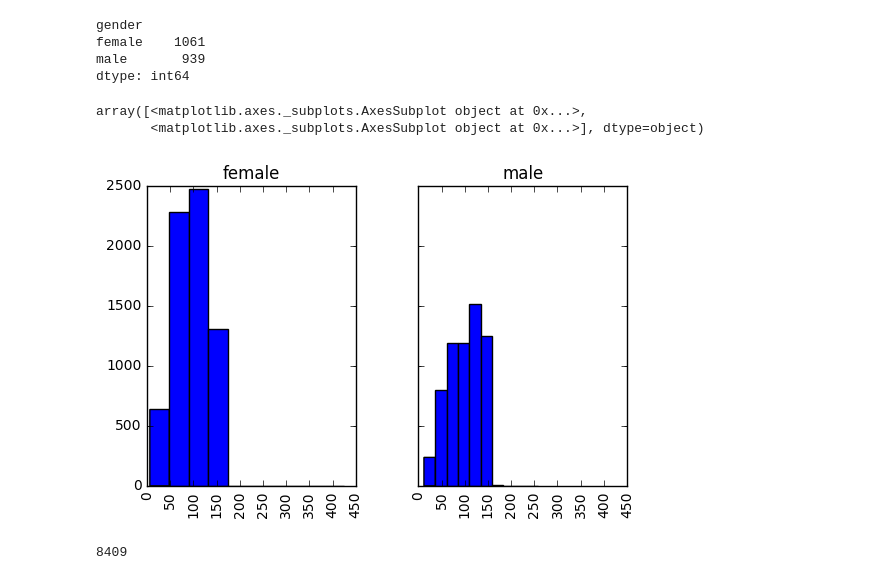
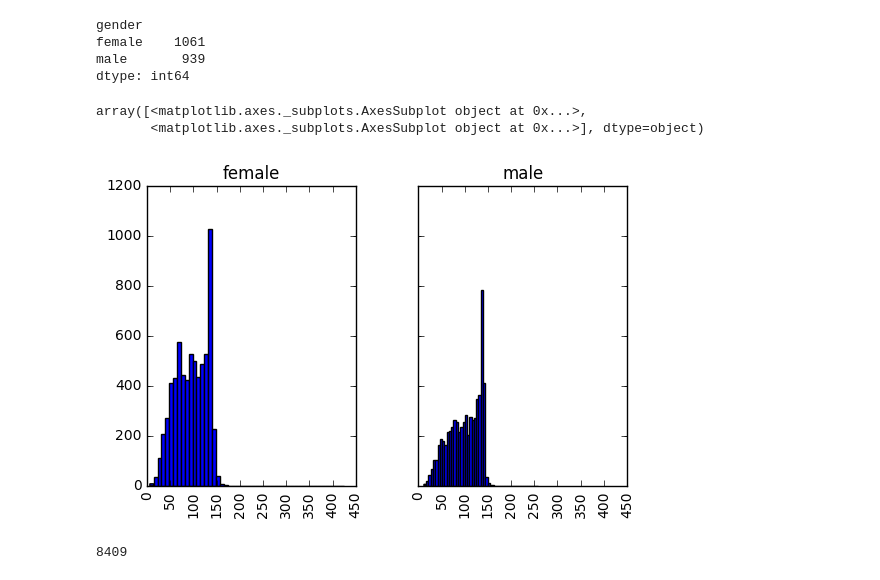
Before and after one commit to lin-meng/dsipy, a Jupyter notebook: TweetAnalysis_RevC.ipynb, the cells around one changed output. Cells and saved outputs as stored; diff of their text form; code cells hidden in the pictures.

```diff
--- a/TweetAnalysis_RevC.ipynb
+++ b/TweetAnalysis_RevC.ipynb
@@ -133,11 +133,11 @@ male       939
 dtype: int64
 # %%
 # check the tweet length by gender
-TwtFm.hist(column='txtlength', by='gender', bins=10, sharex=True, sharey=True)
+TwtFm.hist(column='txtlength', by='gender', bins=50, sharex=True, sharey=True)
 # %% [output]
 array([<matplotlib.axes._subplots.AxesSubplot object at 0x...>,
        <matplotlib.axes._subplots.AxesSubplot object at 0x...>], dtype=object)
-[figure, old version]
+[figure, new version]
 # %%
 # Define a function utilzing nltk's TweetTokenizer(), stopwords=[]
 def process(text, tokenizer=TweetTokenizer(), stopwords=[]):
```
